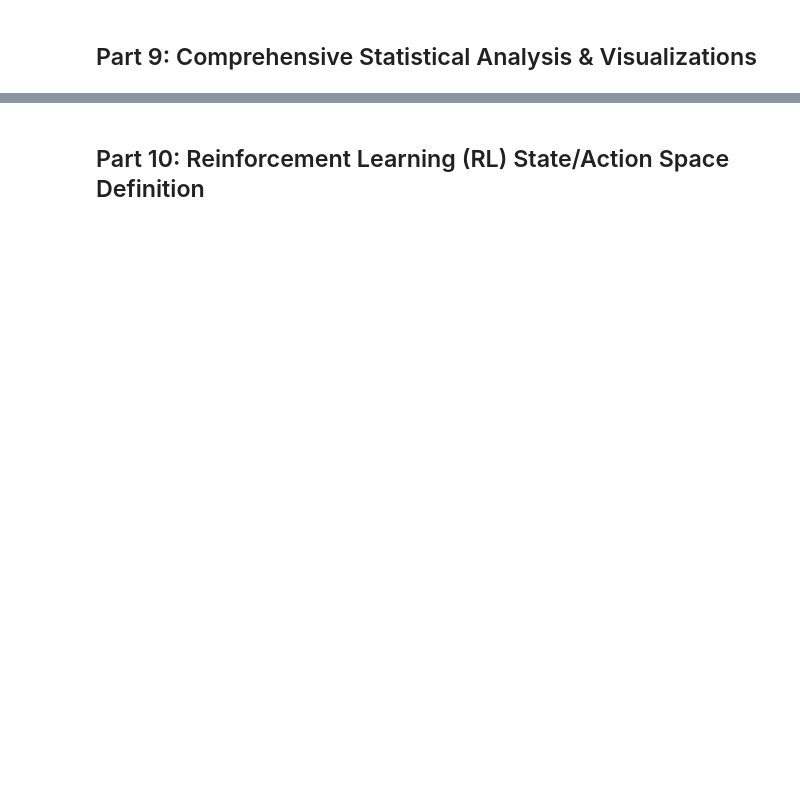
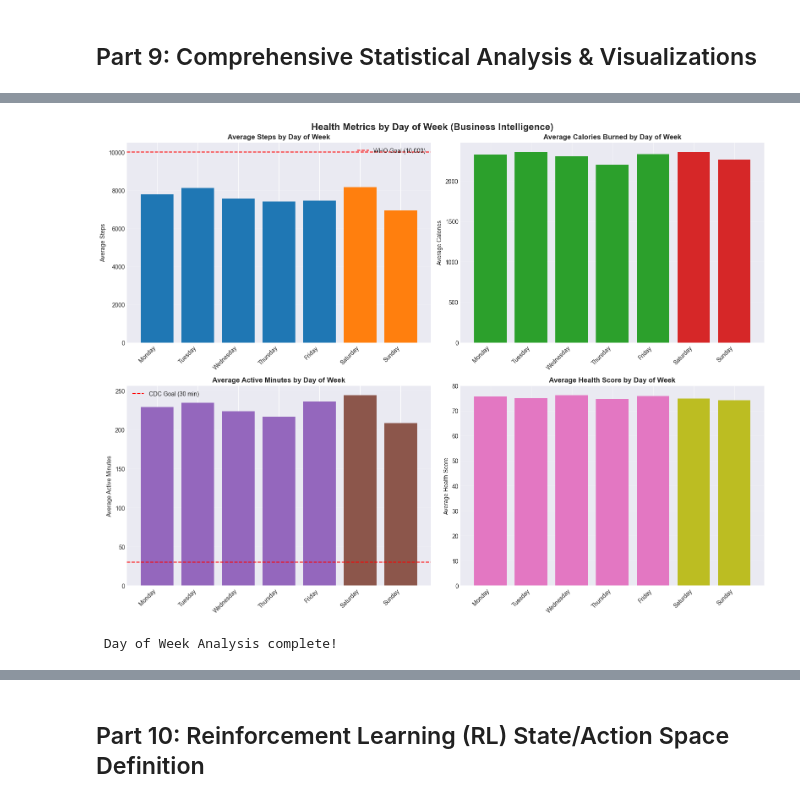
Before and after one commit to YassineEzzaouia/AI-Health-Coach, a Jupyter notebook: FitBit_Complete_EDA.ipynb, the cells around one changed output, grey strips where cells are left out. Saved outputs shown, nothing was run; the diff lists cells and outputs as text; code cells hidden in the pictures; blank space fills up the shorter version.

```diff
--- a/FitBit_Complete_EDA.ipynb
+++ b/FitBit_Complete_EDA.ipynb
@@ -1597,7 +1896,7 @@ print(f"   Average Sleep Efficiency: {sleep_day_clean['Sleep_Efficiency'].mean()
 # ============================================================================
 # 3. NUTRITION SCORE (Based on Calorie Balance) (0-100)
 # ============================================================================
-print("\n🍎 NUTRITION SCORE Calculation...")
+print("\n NUTRITION SCORE Calculation...")
 
 # Estimate BMR (Basal Metabolic Rate) - simplified Harris-Benedict
 # Assuming average: 2000 kcal/day for maintenance
@@ -1628,10 +1927,12 @@ print(f"   Average Daily Calories: {daily_activity['Calories'].mean():.0f} kcal"
 # ============================================================================
 # 4. OVERALL HEALTH SCORE (Weighted Average)
 # ============================================================================
-print("\n🏆 OVERALL HEALTH SCORE Calculation...")
+print("\n OVERALL HEALTH SCORE Calculation...")
 
-# Prepare sleep data with date only (no time)
+# Prepare sleep and activity data with date only (no time)
+sleep_day_clean['SleepDay'] = pd.to_datetime(sleep_day_clean['SleepDay'])
 sleep_day_clean['SleepDate'] = sleep_day_clean['SleepDay'].dt.date
+daily_activity['ActivityDate'] = pd.to_datetime(daily_activity['ActivityDate'])
 daily_activity['ActivityDateOnly'] = daily_activity['ActivityDate'].dt.date
 
 # Merge sleep scores with daily activity
@@ -1741,4 +2067,13 @@ if strong_corr:
 # %%
+"""
+ACTIVITY PATTERNS BY DAY OF WEEK
+For RL Context Windows & LLM Recommendations
+"""
+
+# Add DayOfWeek to daily_with_sleep if not already present
+if 'DayOfWeek' not in daily_with_sleep.columns:
+    daily_with_sleep['DayOfWeek'] = pd.to_datetime(daily_with_sleep['ActivityDate']).dt.day_name()
+
 # 3. Activity Patterns by Day of Week
 fig, axes = plt.subplots(2, 2, figsize=(16, 12))
 fig.suptitle('Health Metrics by Day of Week (Business Intelligence)', fontsize=16, fontweight='bold')
@@ -1765,33 +2100,36 @@ axes[0, 1].set_xticklabels(day_order, rotation=45, ha='right')
 axes[0, 1].set_title('Average Calories Burned by Day of Week', fontsize=12, fontweight='bold')
 axes[0, 1].set_ylabel('Average Calories')
 axes[0, 1].grid(axis='y', alpha=0.3)
 
 # Active minutes by day of week
 active_by_day = daily_activity.groupby('DayOfWeek')['TotalActiveMinutes'].mean().reindex(day_order)
 
 axes[1, 0].bar(range(7), active_by_day.values, color=['#9467bd' if i < 5 else '#8c564b' for i in range(7)])
 axes[1, 0].set_xticks(range(7))
 axes[1, 0].set_xticklabels(day_order, rotation=45, ha='right')
 axes[1, 0].set_title('Average Active Minutes by Day of Week', fontsize=12, fontweight='bold')
 axes[1, 0].set_ylabel('Average Active Minutes')
 axes[1, 0].axhline(30, color='red', linestyle='--', label='CDC Goal (30 min)')
 axes[1, 0].legend()
 axes[1, 0].grid(axis='y', alpha=0.3)
 
 # Health Score by day of week
 health_by_day = daily_with_sleep.groupby('DayOfWeek')['Overall_Health_Score'].mean().reindex(day_order)
 
 axes[1, 1].bar(range(7), health_by_day.values, color=['#e377c2' if i < 5 else '#bcbd22' for i in range(7)])
 axes[1, 1].set_xticks(range(7))
 axes[1, 1].set_xticklabels(day_order, rotation=45, ha='right')
 axes[1, 1].set_title('Average Health Score by Day of Week', fontsize=12, fontweight='bold')
 axes[1, 1].set_ylabel('Average Health Score')
 axes[1, 1].grid(axis='y', alpha=0.3)
 
 plt.tight_layout()
 plt.show()
 
 print(" Day of Week Analysis complete!")
+# %% [output]
+[figure, added]
+ Day of Week Analysis complete!
 # %%
 # 4. Hourly Activity Patterns (for doctors/business insights)
 print("\n Hourly Activity Patterns...")
```
Also changed, not shown: parts of 33 cells of this notebook.
